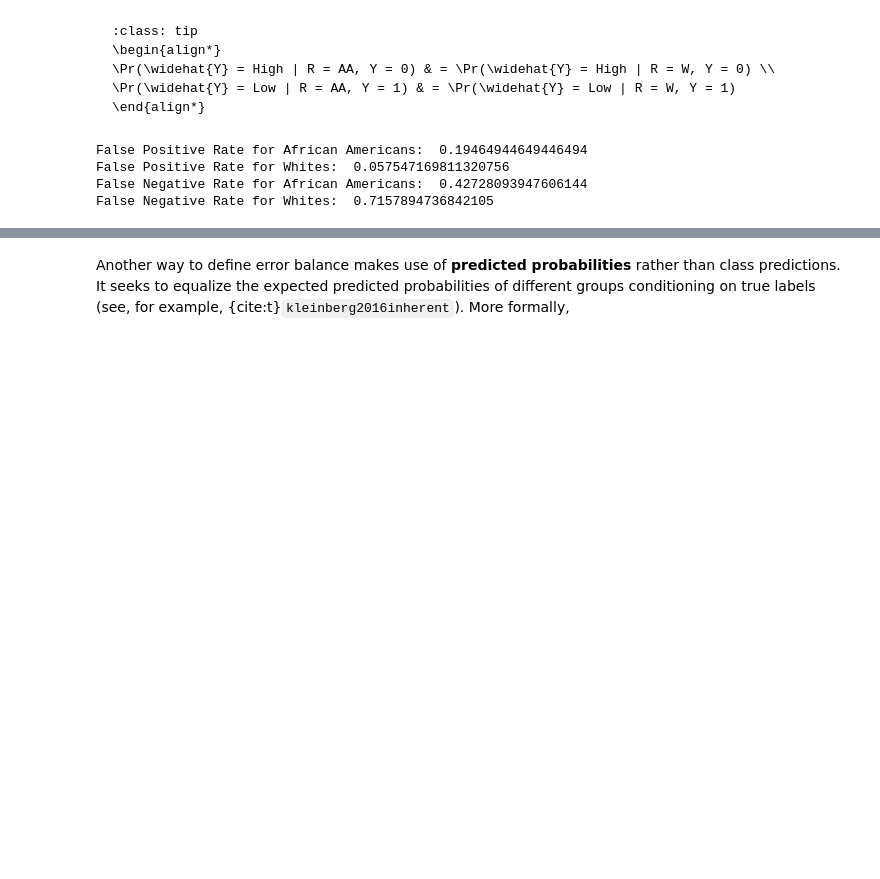
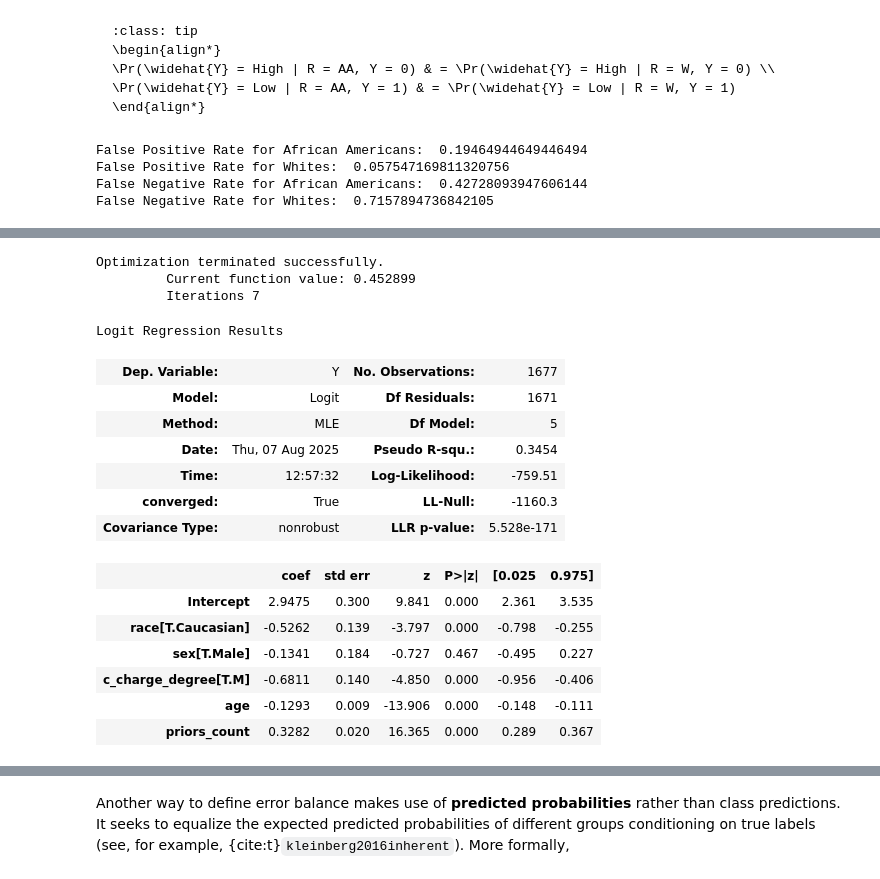
Before and after one commit to mochenyang/Responsible-AI, a Jupyter notebook: book/content/1-2-measure.ipynb, the cells around one changed output, grey strips where cells are left out. Drawn from its saved outputs; the diff is of its cells as text; code cells hidden in the pictures; blank space fills up the shorter version.

```diff
--- a/book/content/1-2-measure.ipynb
+++ b/book/content/1-2-measure.ipynb
@@ -191,0 +192,23 @@ Logit Regression Results
+# %%
+# regressions on recall of class 1
+model_recid_1 = smf.logit(formula = "Y ~ race + age + sex + priors_count + c_charge_degree", data = compas_recid_1).fit()
+model_recid_1.summary()
+# %% [output]
+Optimization terminated successfully.
+         Current function value: 0.452899
+         Iterations 7
+Logit Regression Results
+| Dep. Variable: | Y | No. Observations: | 1677 |
+| Model: | Logit | Df Residuals: | 1671 |
+| Method: | MLE | Df Model: | 5 |
+| Date: | Thu, 07 Aug 2025 | Pseudo R-squ.: | 0.3454 |
+| Time: | 12:57:32 | Log-Likelihood: | -759.51 |
+| converged: | True | LL-Null: | -1160.3 |
+| Covariance Type: | nonrobust | LLR p-value: | 5.528e-171 |
+|  | coef | std err | z | P>|z| | [0.025 | 0.975] |
+| Intercept | 2.9475 | 0.300 | 9.841 | 0.000 | 2.361 | 3.535 |
+| race[T.Caucasian] | -0.5262 | 0.139 | -3.797 | 0.000 | -0.798 | -0.255 |
+| sex[T.Male] | -0.1341 | 0.184 | -0.727 | 0.467 | -0.495 | 0.227 |
+| c_charge_degree[T.M] | -0.6811 | 0.140 | -4.850 | 0.000 | -0.956 | -0.406 |
+| age | -0.1293 | 0.009 | -13.906 | 0.000 | -0.148 | -0.111 |
+| priors_count | 0.3282 | 0.020 | 16.365 | 0.000 | 0.289 | 0.367 |
```
Also changed, not shown: parts of 23 cells of this notebook, 2 other files.
